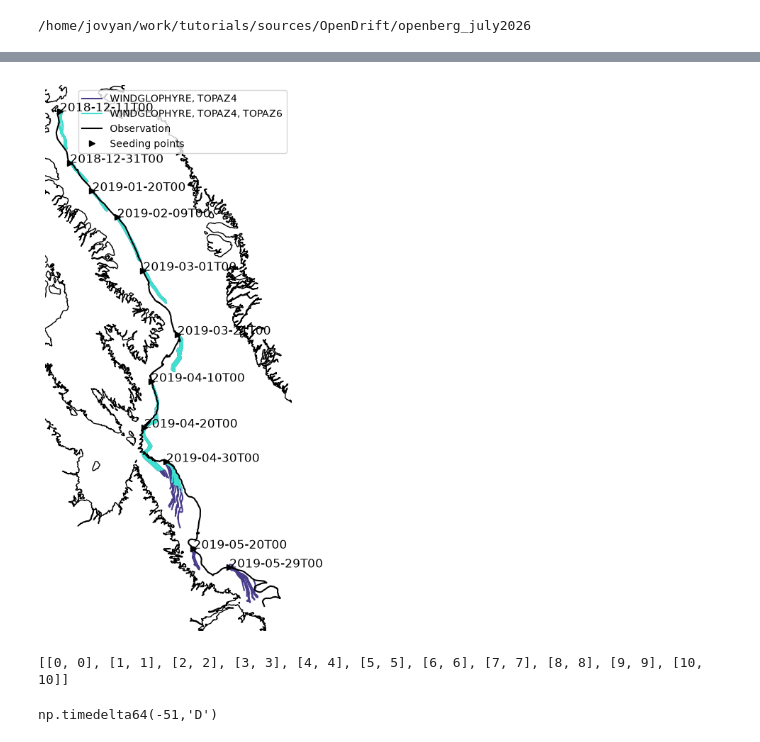
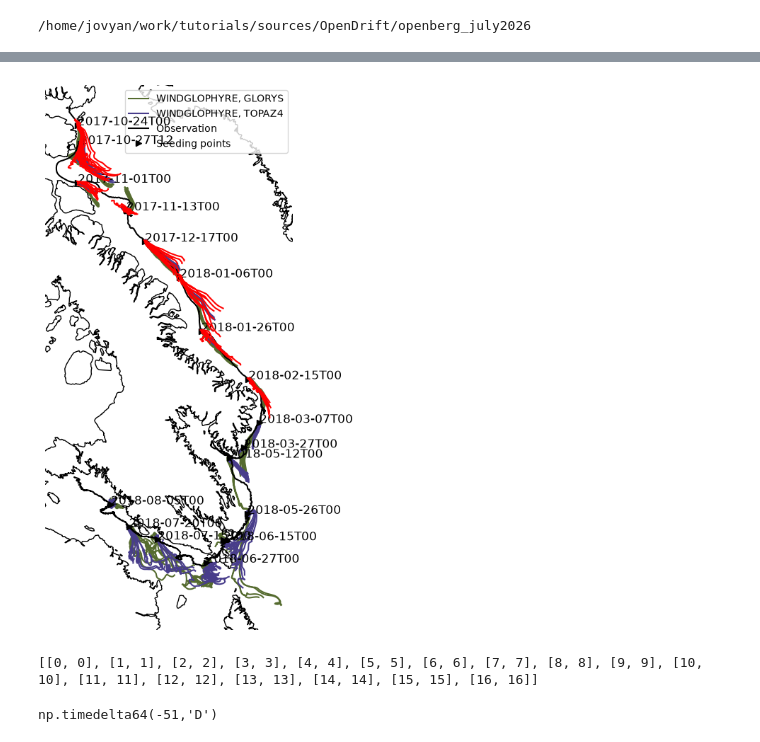
Before and after one commit to lia-f-h/openberg_july2026, a Jupyter notebook: scripts/analysis1.ipynb, the cells around one changed output, grey strips where cells are left out. Drawn from its saved outputs; the diff is of its cells as text; code cells hidden in the pictures.

```diff
--- a/scripts/analysis1.ipynb
+++ b/scripts/analysis1.ipynb
@@ -18,12 +18,12 @@ from openberg_july2026.src2.utils0 import *
 from openberg_july2026.src2.utils2 import *
 from openberg_july2026.src2.utils3 import *
 # %%
-ib = 'iceberg2018b'
+ib = 'iceberg2017b'
 # %%
 #read sim
 file_contain_all = [ib,]
 file_contain_any = ['_']
-file_notcontain = ['test','prof','vocean','next','idx']#'test','wa','next','glorys']#['topaz4','glorys','slope','era5','almost','stokes',]
+file_notcontain = ['prof','vocean','next',]#'test','wa','next','glorys']#['topaz4','glorys','slope','era5','almost','stokes',]
 file_l = glob.glob("./results/%s/*.nc"%ib)
 # file_l = glob.glob("./results/%s*.nc"%ib)
 file_l = [f for f in file_l if all(ff in f for ff in file_contain_all)] #filtering for required keywords
@@ -129,40 +138,40 @@ for inputdataidx, inputdata in enumerate(file_l):
     # apn = {'trajectory':slice(30,37)} if 'mainrun' in inputdata else {'trajectory':slice(0,20*8)} #loop1
     # apn = {'trajectory':slice(54,60)} if 'mainrun' in inputdata else {'trajectory':slice(0,140)} #loop2
     # apn = {'trajectory':slice(60,70)} if 'mainrun' in inputdata else {'trajectory':slice(141,290)} #loop3
     if apn!=None: sim = sim.sel(apn)
     if ib in dict_traj:
         if inputdata in dict_traj[ib]: sim = sim.sel(trajectory=dict_traj[ib][inputdata])
     # if ('arcmfcwam' in inputdata) and ('topaz' in inputdata): col1='red'
     # elif ('arcmfcwam' in inputdata) and ('glorys' in inputdata): col1='orange'
     # elif ('waverys' in inputdata) and ('topaz' in inputdata): col1='darkblue'
     # elif ('waverys' in inputdata) and ('glorys' in inputdata): col1='lightblue'
     for traj in sim.trajectory:
         ax.plot(sim.lon.sel(trajectory=traj).dropna(dim="time"),sim.lat.sel(trajectory=traj).dropna(dim="time"),
-                color=legenddict[inputdata]['col'], #if 'prof' not in inputdata else 'red',
+                color=legenddict[inputdata]['col'] if 'idx' not in inputdata else 'red',
                 label=legenddict[inputdata]['kw'] if traj==sim.trajectory[0] else '',#) if 'mainrun' not in inputdata else '',
-                zorder=legenddict[inputdata]['zo'],# if 'topaz4' not in inputdata else 200,
+                zorder=legenddict[inputdata]['zo'] if 'idx' not in inputdata else 200,
                 alpha=legenddict[inputdata]['alpha'],
                 linestyle='-' if 'mainrun' not in inputdata else ':',#) if 'debris' not in inputdata else ':',
                 transform=trans)
 
 #legend
 h, l = ax.get_legend_handles_labels()
 by_label = dict(zip(l, h))
 ax.legend(handles=list(by_label.values())[::-1],
          labels=list(by_label.keys())[::-1],
           loc='best')
 
 # plt.legend()
 plt.axis('off')
 # note = ''
 # fig.savefig('./results/%s_map_%s.png'%(iceberg_id,note),dpi=200,transparent=True,bbox_inches='tight')
 plt.show()
 # %% [output]
-[figure, old version]
+[figure, new version]
 # %%
 print([[i,i] for i in range(obs_seed.time.size)])
 # %% [output]
-[[0, 0], [1, 1], [2, 2], [3, 3], [4, 4], [5, 5], [6, 6], [7, 7], [8, 8], [9, 9], [10, 10]]
+[[0, 0], [1, 1], [2, 2], [3, 3], [4, 4], [5, 5], [6, 6], [7, 7], [8, 8], [9, 9], [10, 10], [11, 11], [12, 12], [13, 13], [14, 14], [15, 15], [16, 16]]
 # %%
 # np.datetime64(dict_analysis_period['iceberg2011w1']['full'].stop)-np.datetime64(dict_analysis_period['iceberg2011w1']['full'].start)
 np.datetime64('2011-12-22')-np.datetime64('2012-02-11')
```
Also changed, not shown: parts of 2 cells of this notebook, 31 other files.
